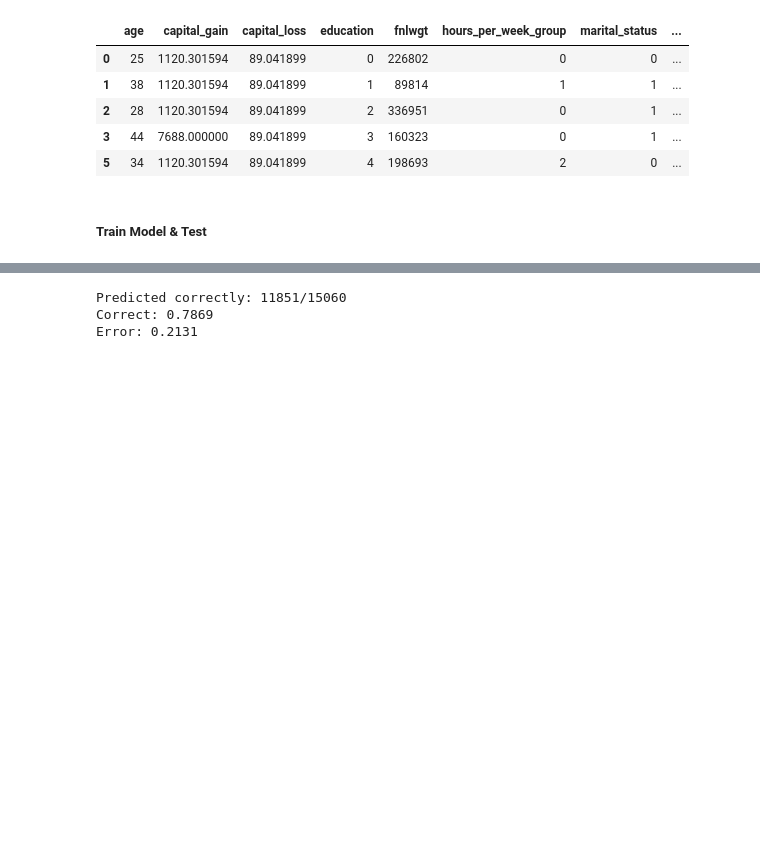
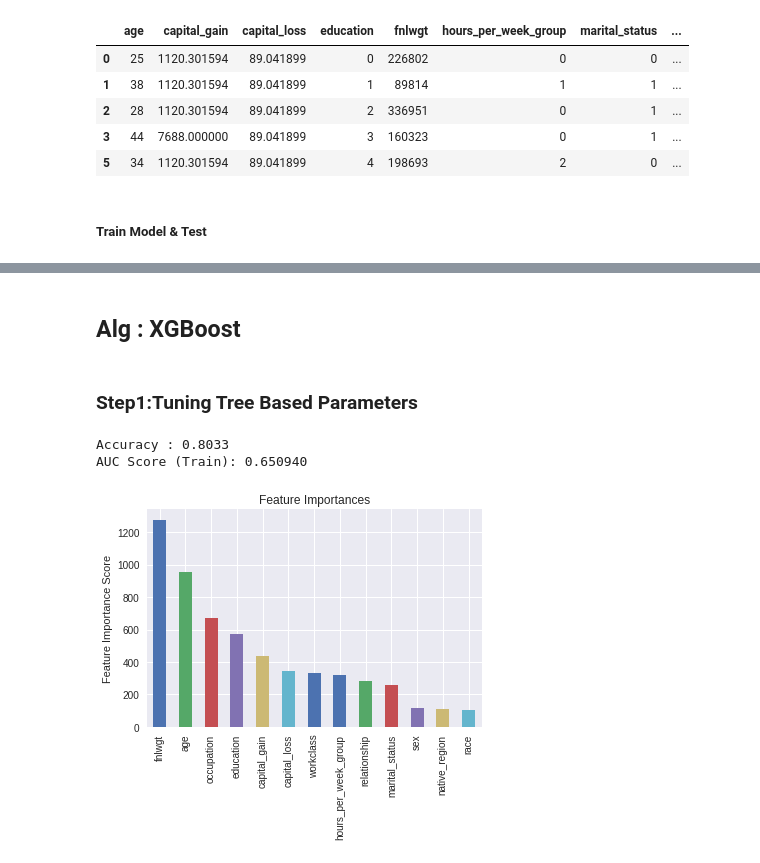
Before and after one commit to buddharajuramaraju/Census-bureau-database-Project, a Jupyter notebook: Census_bureau_database_Project.ipynb, the cells around one changed output, grey strips where cells are left out. Saved outputs shown, nothing was run; the diff lists cells and outputs as text; code cells hidden in the pictures; blank space fills up the shorter version.

```diff
--- a/Census_bureau_database_Project.ipynb
+++ b/Census_bureau_database_Project.ipynb
@@ -402,15 +362,0 @@ g_cv.best_params_
-# %%
-g_cv = GridSearchCV(xgb.XGBClassifier(),n_jobs=5,
-              param_grid={ 'max_depth': [i for i in range(5,100,5)]},
-              scoring='roc_auc', cv=5, refit=True)
-g_cv.fit(X_train, Y_train)
-#best hyper parameters
-g_cv.best_params_
-# %%
-g_cv = GridSearchCV(xgb.XGBClassifier(),n_jobs=5,
-              param_grid={'min_child_weight':[4,5], 'gamma':[i/10.0 for i in range(3,6)],  'subsample':[i/10.0 for i in range(6,11)],
-'colsample_bytree':[i/10.0 for i in range(6,11)], 'max_depth': [20,25,30,35,40,45,50]},
-              scoring='roc_auc', cv=5, refit=True)
-g_cv.fit(X_train, Y_train)
-#best hyper parameters
-g_cv.best_params_
@@ -451,5 +362,0 @@ num_rounds = 8
-# %%
-bst = xgb.train(params, dtrain, num_rounds)
-# %%
-watchlist = [(dtest,'test'), (dtrain,'train')] # native interface only
-bst = xgb.train(params, dtrain, num_rounds, watchlist)
@@ -471,14 +363,45 @@ array([0.00501191, 0.11670914, 0.03027375, ..., 0.16028413, 0.04182632,
-# %%
-labels = dtest.get_label()
-preds = preds_prob > 0.5 # threshold
-correct = 0
-for i in range(len(preds)):
-    if (labels[i] == preds[i]):
-        correct += 1
-print('Predicted correctly: {0}/{1}'.format(correct, len(preds)))
-print('Correct: {0:.4f}'.format(correct/len(preds)))
-print('Error: {0:.4f}'.format(1-correct/len(preds)))
-# %% [output]
-Predicted correctly: 11851/15060
-Correct: 0.7869
-Error: 0.2131
+# %% [markdown]
+## Alg : XGBoost
+# %% [markdown]
+### Step1:Tuning Tree Based Parameters
+# %%
+model = xgb.XGBClassifier(learning_rate =0.1,
+ n_estimators=1000,
+ max_depth=5,
+ min_child_weight=1,
+ gamma=0,
+ subsample=0.8,
+ colsample_bytree=0.8,
+ objective= 'binary:logistic',
+ nthread=4,
+ scale_pos_weight=1,
+ seed=27)
+
+xgb_param = model.get_xgb_params()
+dtrain = xgb.DMatrix(data=X_train,label=Y_train)
+
+## To Get CV Result
+cvresult = xgb.cv(xgb_param, dtrain, num_boost_round=model.get_params()['n_estimators'], nfold=5,
+            metrics='auc', early_stopping_rounds=50)
+
+## Set CV Result
+model.set_params(n_estimators=cvresult.shape[0])
+
+## Fit Model
+model.fit(X_train, Y_train)
+
+## Predict
+Y_pred=model.predict(X_test)
+
+print ("Accuracy : %.4g" % accuracy_score(Y_test, Y_pred))
+print ("AUC Score (Train): %f" % roc_auc_score(Y_test, Y_pred))
+
+
+feat_imp = pd.Series(model.get_booster().get_fscore()).sort_values(ascending=False)
+feat_imp.plot(kind='bar', title='Feature Importances')
+pt.ylabel('Feature Importance Score')
+pt.show()
+# %% [output]
+Accuracy : 0.8033
+AUC Score (Train): 0.650940
+[figure, added]
```
Also changed, not shown: parts of 15 cells of this notebook.
